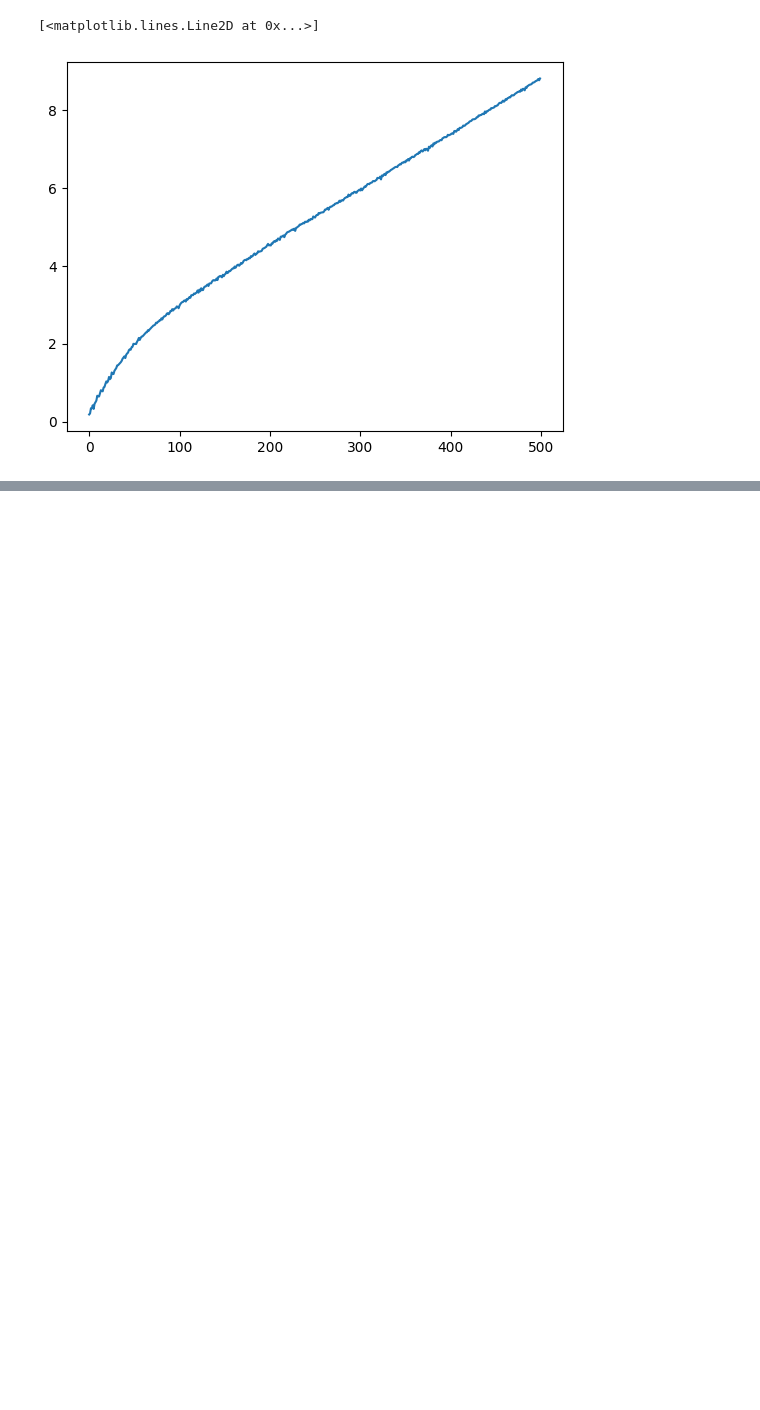
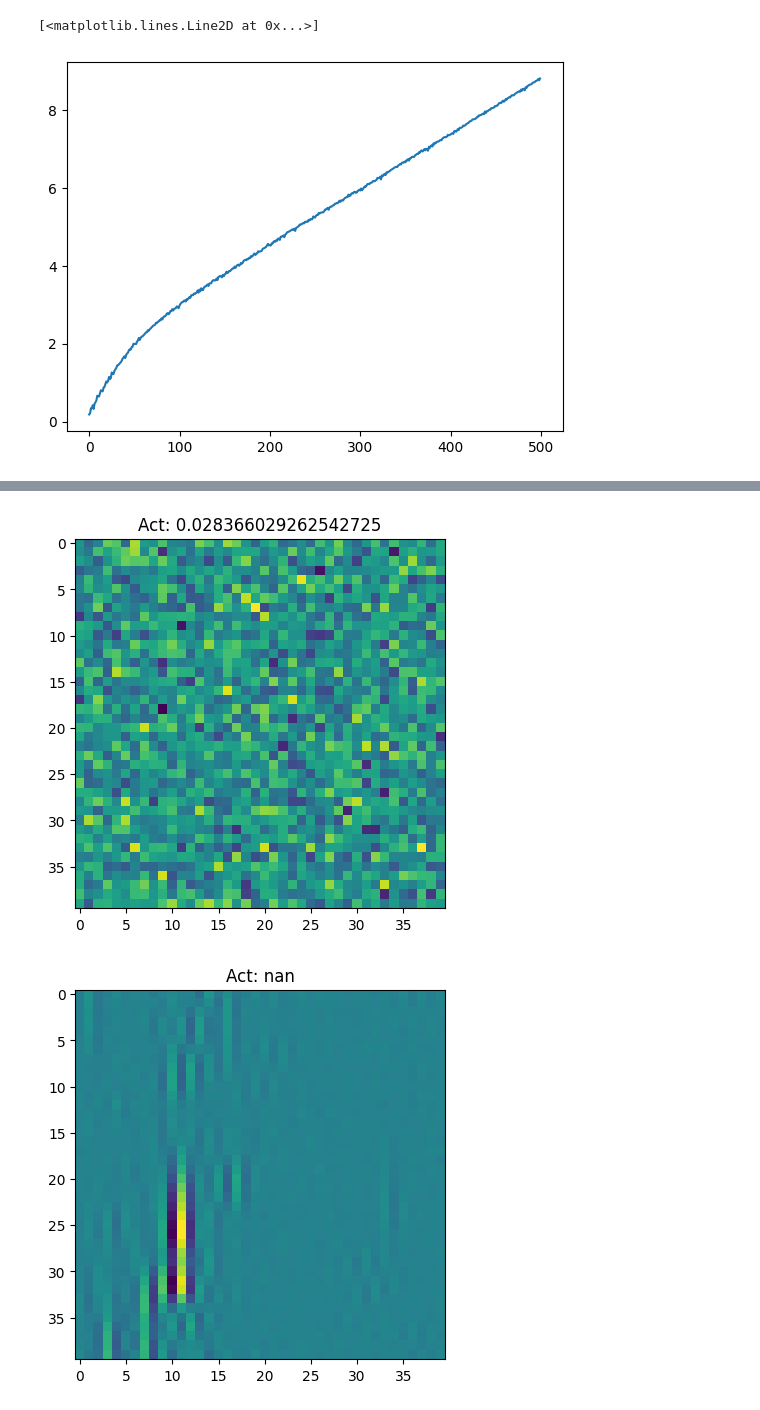
Before and after one commit to lacykaltgr/hvae, a Jupyter notebook: eval_notebooks/tdvae_mei.ipynb, the cells around one changed output, grey strips where cells are left out. Drawn from its saved outputs; the diff is of its cells as text; code cells hidden in the pictures; blank space fills up the shorter version.

```diff
--- a/eval_notebooks/tdvae_mei.ipynb
+++ b/eval_notebooks/tdvae_mei.ipynb
@@ -30,3 +30,10 @@ def operation(target_unit):
     return op
 # %%
 from meitorch.mei import MEI
+# %%
+import numpy as np
+rec_fields = np.load("y_receptive_fields_1m.npy")
+# %%
+x = torch.tensor(rec_fields[10], device="mps").reshape(1, 1, 40, 40)
+y = operation(10)(x)
+print(y)
@@ -33,8 +42,8 @@ from meitorch.mei import MEI
 # %%
 #receptive_fields = MEI.white_noise_analysis(operation=operation_target, shape=(1, 40, 40), n_samples=1_000_000, sigma=0.1)
 # %%
-texture_dims = [110]#[91, 86, 110, 11, 225]
-non_texture_dims = [214]#[214, 163, 223, 10, 219]
+texture_dims = [91, 86, 110, 11, 225]
+non_texture_dims = [214, 163, 223, 10, 219]
 # %%
 from matplotlib.pyplot import figure, savefig
 import numpy as np
@@ -477,0 +333,24 @@ plot(texture_results[0].loss_history)
+# %%
+from matplotlib.pyplot import imshow, show, title
+def generate_from_unit_activation(unit, activation):
+    y = torch.zeros((1, 250)).to("mps")
+    y[:, unit] = activation
+    computed = dict(y=y)
+    computed, _ = model.generator.blocks["z"].sample_from_prior(computed, 1, use_mean=False)
+    computed, _= model.output_block.sample_from_prior(computed, 1, use_mean=False)
+    x = computed["x_hat"]
+    op = operation(unit)
+    activation = - op(x)
+    imshow(x[0, 0].detach().cpu().numpy())
+    title(f"Act: {activation}")
+    show()
+    return x.reshape(1, 1, 40, 40)
+# %%
+
+for unit in texture_dims:
+    x = generate_from_unit_activation(unit, 10)
+for unit in non_texture_dims:
+    x = generate_from_unit_activation(unit, 10)
+# %% [output]
+[figure, added]
+[figure, added]
```
Also changed, not shown: parts of 12 cells of this notebook.
